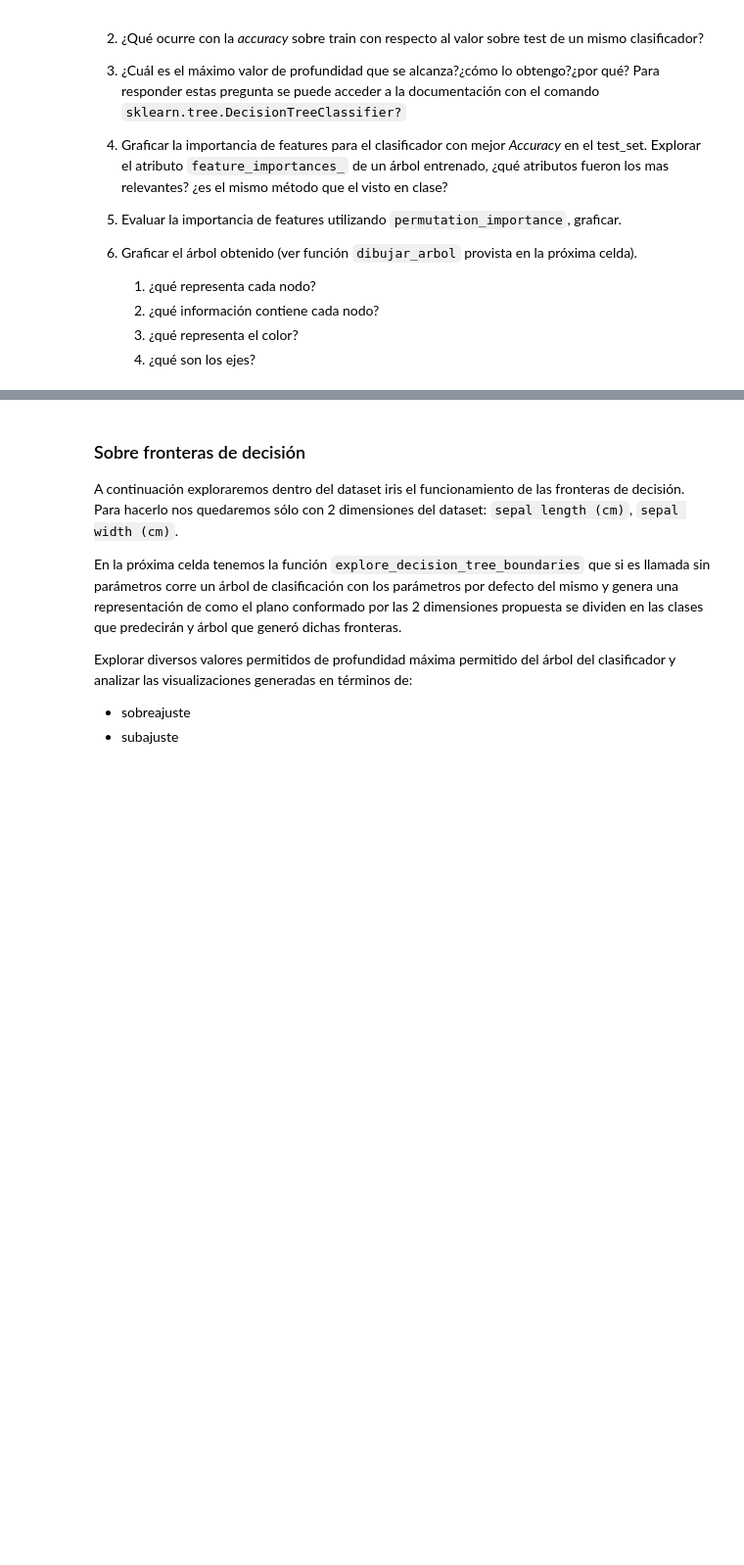
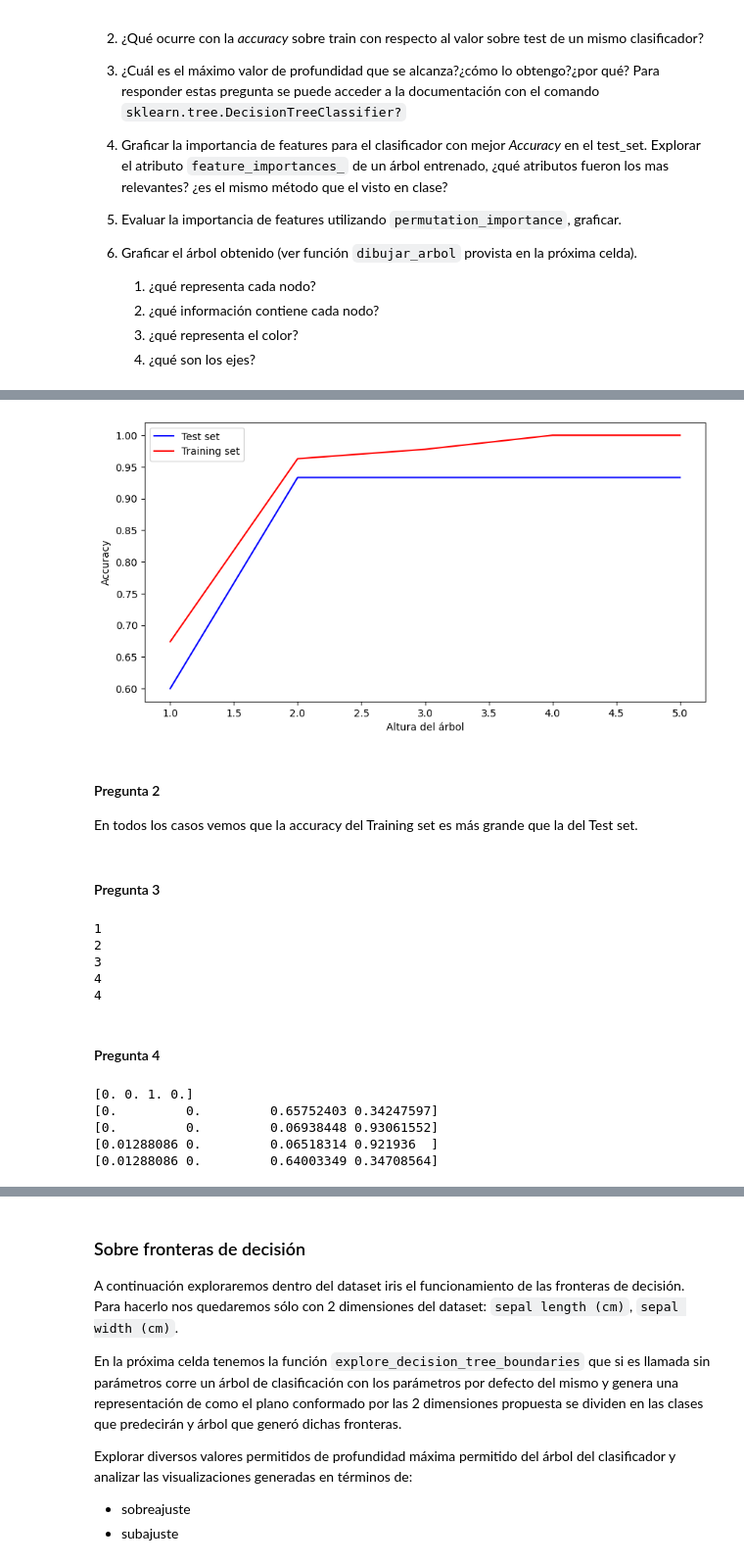
Before and after one commit to solcalloni/machine-learning, a Jupyter notebook: notebook_03_arboles_de_decision_sklearn-published.ipynb, the cells around one changed output, grey strips where cells are left out. Shown at 98% size. Saved outputs shown, nothing was run; the diff lists cells and outputs as text; code cells hidden in the pictures; blank space fills up the shorter version.

```diff
--- a/notebook_03_arboles_de_decision_sklearn-published.ipynb
+++ b/notebook_03_arboles_de_decision_sklearn-published.ipynb
@@ -217,0 +486,43 @@ print(f"Score sobre el test set: {arbol.score(X_test, y_test):.2f}  ¿qué indic
+# %%
+plt.plot(alturas, accuracies, label = 'Test set', color='blue')
+plt.plot(alturas, accuracies_training, color='red', label = 'Training set')
+plt.xlabel('Altura del árbol')
+plt.ylabel('Accuracy')
+plt.legend()
+plt.show()
+# %% [output]
+[figure, added]
+# %% [markdown]
+#### Pregunta 2
+En todos los casos vemos que la accuracy del Training set es más grande que la del Test set.
+# %% [markdown]
+#### Pregunta 3
+# %%
+print(arbol_altura1.get_depth())
+print(arbol_altura2.get_depth())
+print(arbol_altura3.get_depth())
+print(arbol_altura4.get_depth())
+print(arbol_altura5.get_depth())
+#Vemos que el valor de la altura máxima es 4 (como se veía en el gráfico), desde el árbol de altura máxima 4
+#ya todos tienen altura máxima 4. Esto lo podemos ver ya que en el gráfico vemos que desde esa altura los training test
+#tienen una Accuracy del 100%.
+# %% [output]
+1
+2
+3
+4
+4
+# %% [markdown]
+#### Pregunta 4
+# %%
+print(arbol_altura1.feature_importances_)
+print(arbol_altura2.feature_importances_)
+print(arbol_altura3.feature_importances_)
+print(arbol_altura4.feature_importances_)
+print(arbol_altura5.feature_importances_)
+# %% [output]
+[0. 0. 1. 0.]
+[0.         0.         0.65752403 0.34247597]
+[0.         0.         0.06938448 0.93061552]
+[0.01288086 0.         0.06518314 0.921936  ]
+[0.01288086 0.         0.64003349 0.34708564]
```
Also changed, not shown: parts of 42 cells of this notebook.
